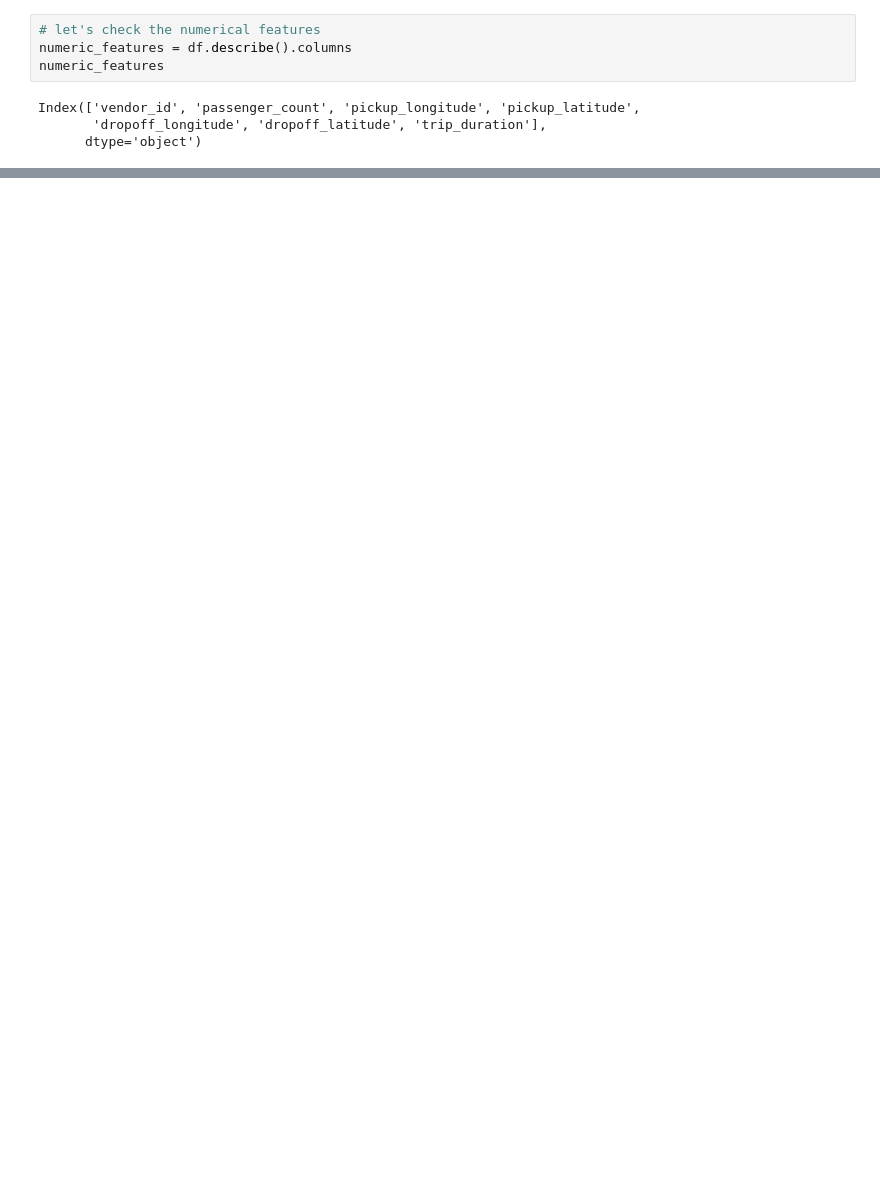
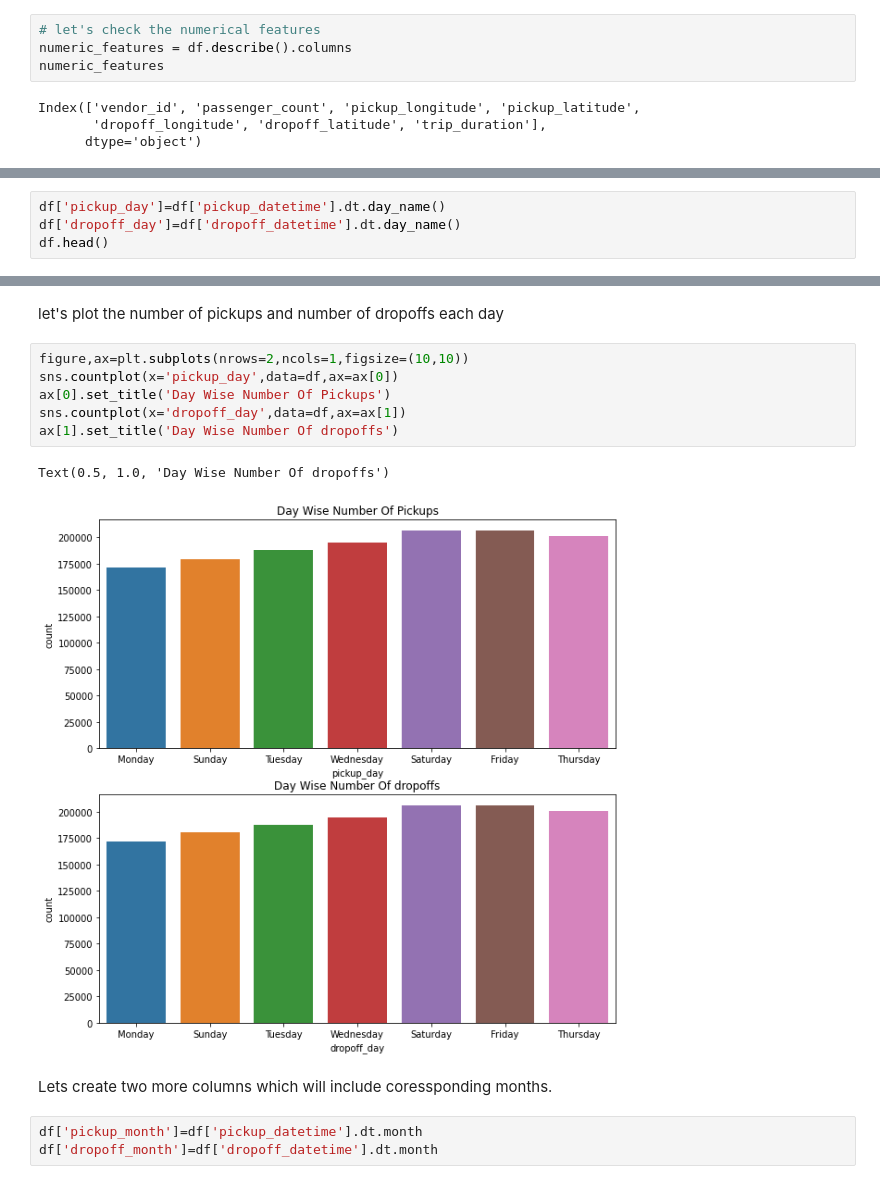
Before and after one commit to jogapritam/Global-Terrorism-Analysis, a Jupyter notebook: NYC_Taxi_Trip_Time_Prediction_Jogapritam_Sahu_.ipynb, the cells around one changed output, grey strips where cells are left out. Saved outputs shown, nothing was run; the diff lists cells and outputs as text; blank space fills up the shorter version.

```diff
--- a/NYC_Taxi_Trip_Time_Prediction_Jogapritam_Sahu_.ipynb
+++ b/NYC_Taxi_Trip_Time_Prediction_Jogapritam_Sahu_.ipynb
@@ -279,0 +331,4 @@ Here it is visible that a lot of outliers are here. So we have to drop these out
+# %%
+df['pickup_day']=df['pickup_datetime'].dt.day_name()
+df['dropoff_day']=df['dropoff_datetime'].dt.day_name()
+df.head()
@@ -279,0 +366,16 @@ Here it is visible that a lot of outliers are here. So we have to drop these out
+# %% [markdown]
+let's plot the number of pickups and number of dropoffs each day
+# %%
+figure,ax=plt.subplots(nrows=2,ncols=1,figsize=(10,10))
+sns.countplot(x='pickup_day',data=df,ax=ax[0])
+ax[0].set_title('Day Wise Number Of Pickups')
+sns.countplot(x='dropoff_day',data=df,ax=ax[1])
+ax[1].set_title('Day Wise Number Of dropoffs')
+# %% [output]
+Text(0.5, 1.0, 'Day Wise Number Of dropoffs')
+[figure, added]
+# %% [markdown]
+Lets create two more columns which will include coressponding months.
+# %%
+df['pickup_month']=df['pickup_datetime'].dt.month
+df['dropoff_month']=df['dropoff_datetime'].dt.month
```
Also changed, not shown: parts of 38 cells of this notebook.
